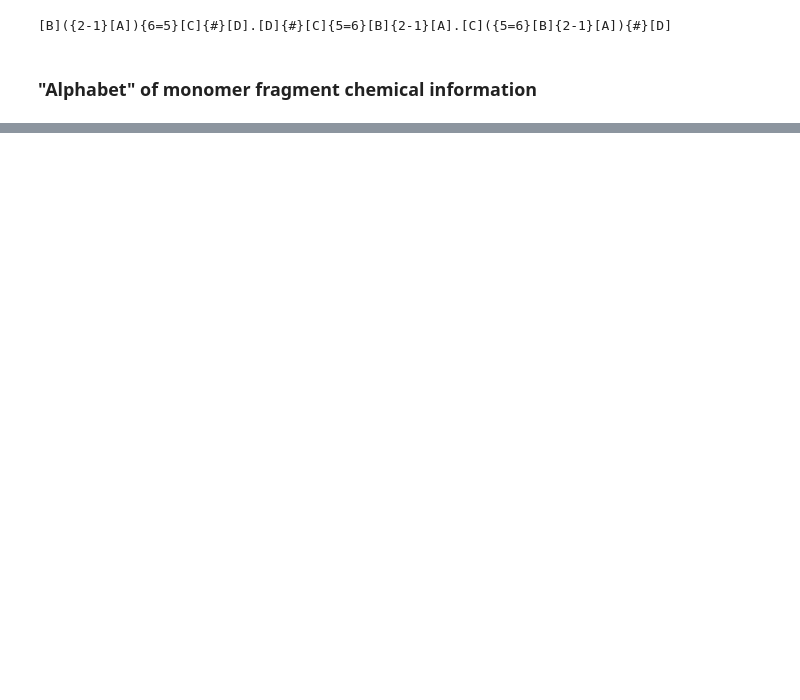
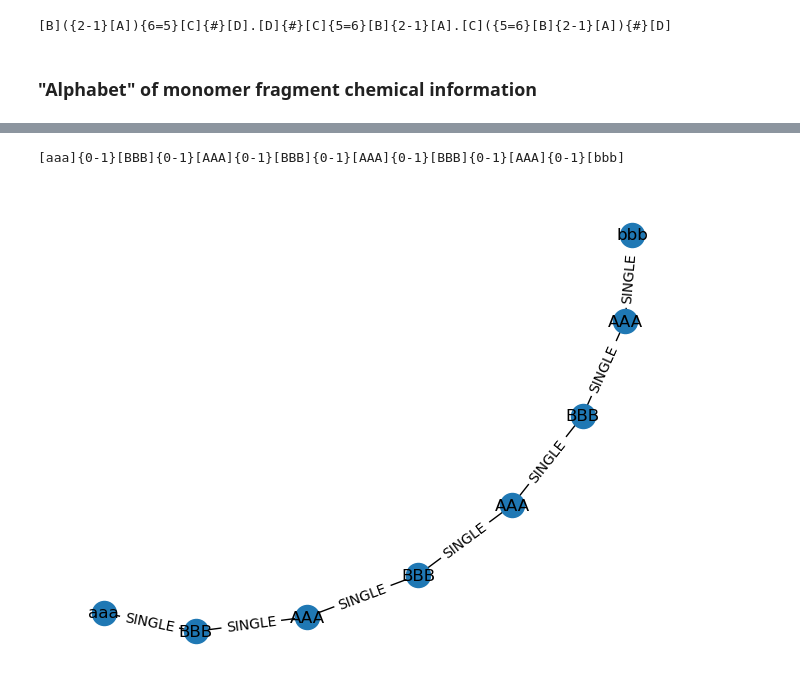
Before and after one commit to timbernat/polymer_workbench, a Jupyter notebook: new_feature_dev.ipynb, the cells around one changed output, grey strips where cells are left out. Saved outputs shown, nothing was run; the diff lists cells and outputs as text; code cells hidden in the pictures; blank space fills up the shorter version.

```diff
--- a/new_feature_dev.ipynb
+++ b/new_feature_dev.ipynb
@@ -164,14 +182,22 @@ mono_infos
 # %%
 import networkx as nx
 from polymerist.genutils.textual import delimiters
 from polymerist.polymers.monographs import MonomerGraph
 
+smidge = 'aBABABAb'
+smidge = '{0-1}'.join(smidge)
+smidge = delimiters.square_brackets_around_letters(smidge)
+smidge = ''.join(3*c if c.isalpha() else c for c in smidge)
+print(smidge)
 
-smidge = delimiters.square_brackets_around_letters('aBABABAb')
 monograph = MonomerGraph.from_smidge(smidge)
 monograph.draw()
 
 poly = PolymerStructure(
     monoinfo=mono_infos,
     monograph=monograph
 )
+poly.to_file('test.json')
+# %% [output]
+[aaa]{0-1}[BBB]{0-1}[AAA]{0-1}[BBB]{0-1}[AAA]{0-1}[BBB]{0-1}[AAA]{0-1}[bbb]
+[figure, added]
```
Also changed, not shown: parts of 11 cells of this notebook.
